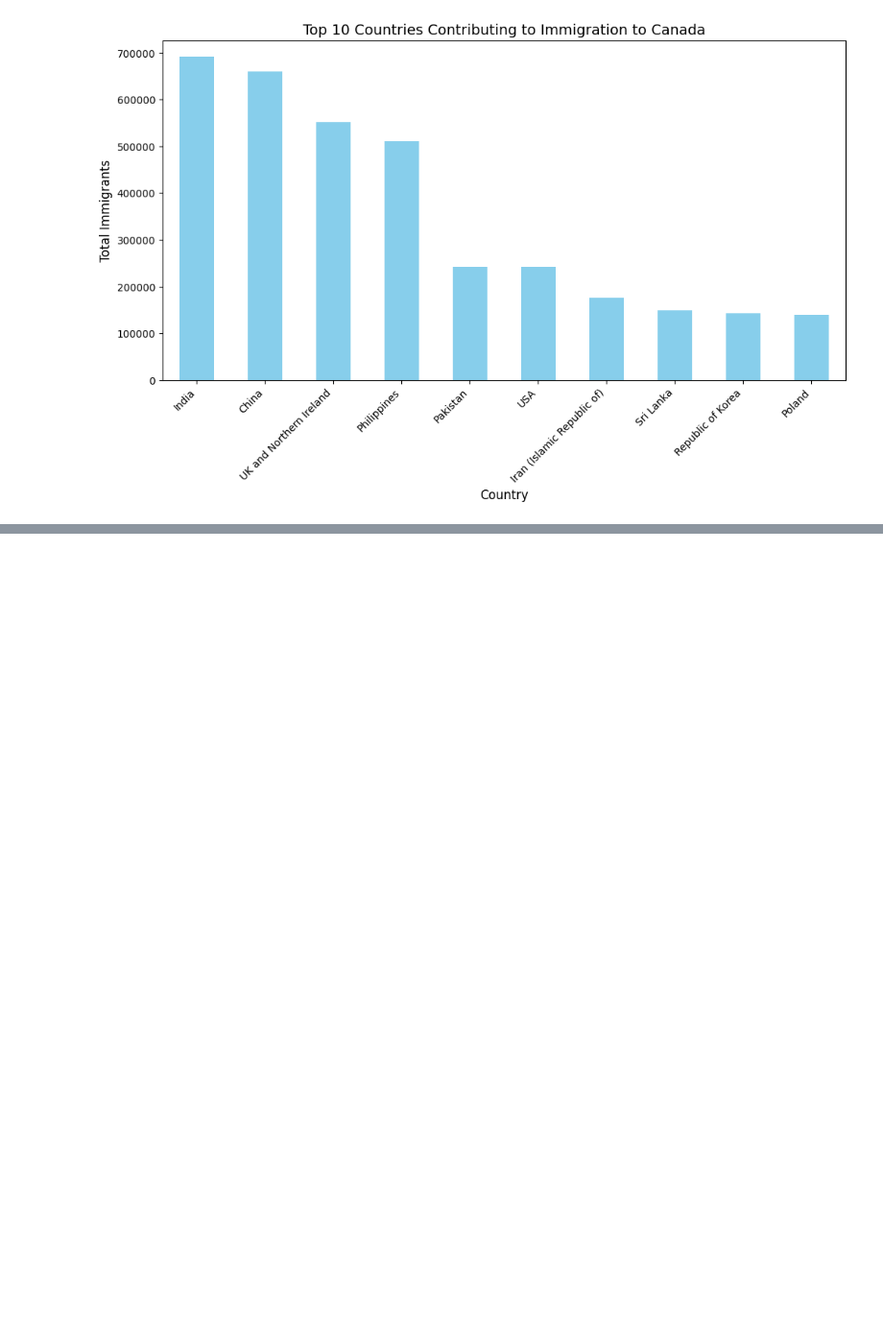
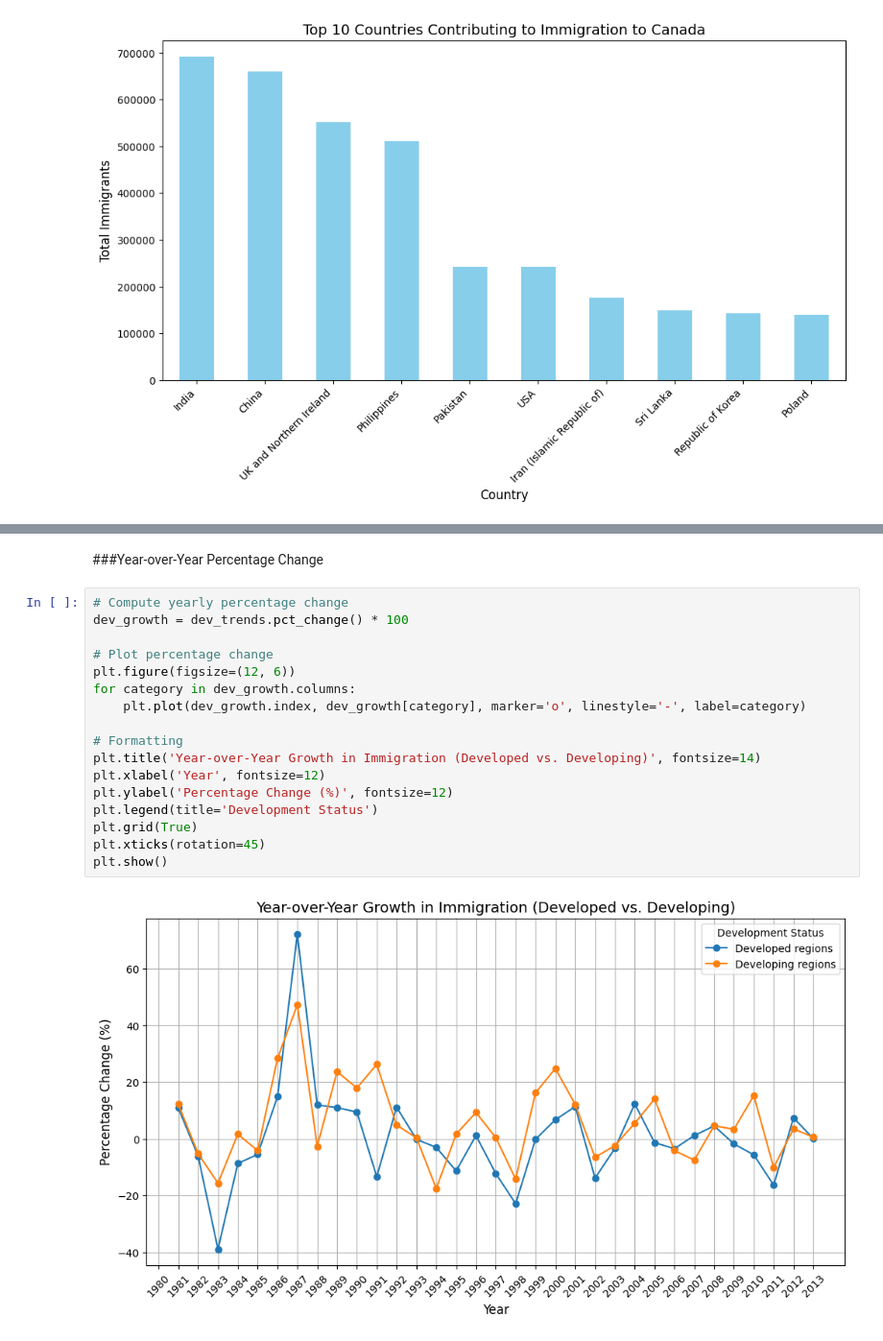
Before and after one commit to MinasyanHay/Data-Visualization, a Jupyter notebook: Project_Visualization.ipynb, the cells around one changed output, grey strips where cells are left out. Shown at 96% size. Cells and saved outputs as stored; diff of their text form; blank space fills up the shorter version.

```diff
--- a/Project_Visualization.ipynb
+++ b/Project_Visualization.ipynb
@@ -251,0 +301,21 @@ plt.show()
+# %% [markdown]
+###Year-over-Year Percentage Change
+# %%
+# Compute yearly percentage change
+dev_growth = dev_trends.pct_change() * 100
+
+# Plot percentage change
+plt.figure(figsize=(12, 6))
+for category in dev_growth.columns:
+    plt.plot(dev_growth.index, dev_growth[category], marker='o', linestyle='-', label=category)
+
+# Formatting
+plt.title('Year-over-Year Growth in Immigration (Developed vs. Developing)', fontsize=14)
+plt.xlabel('Year', fontsize=12)
+plt.ylabel('Percentage Change (%)', fontsize=12)
+plt.legend(title='Development Status')
+plt.grid(True)
+plt.xticks(rotation=45)
+plt.show()
+# %% [output]
+[figure, added]
```
Also changed, not shown: parts of 9 cells of this notebook.
